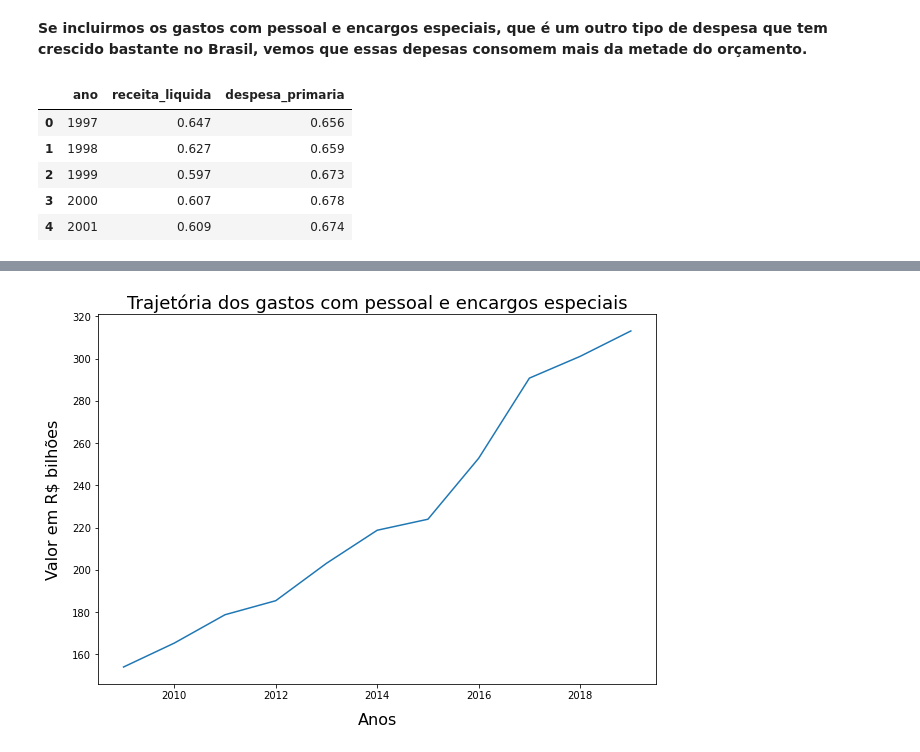
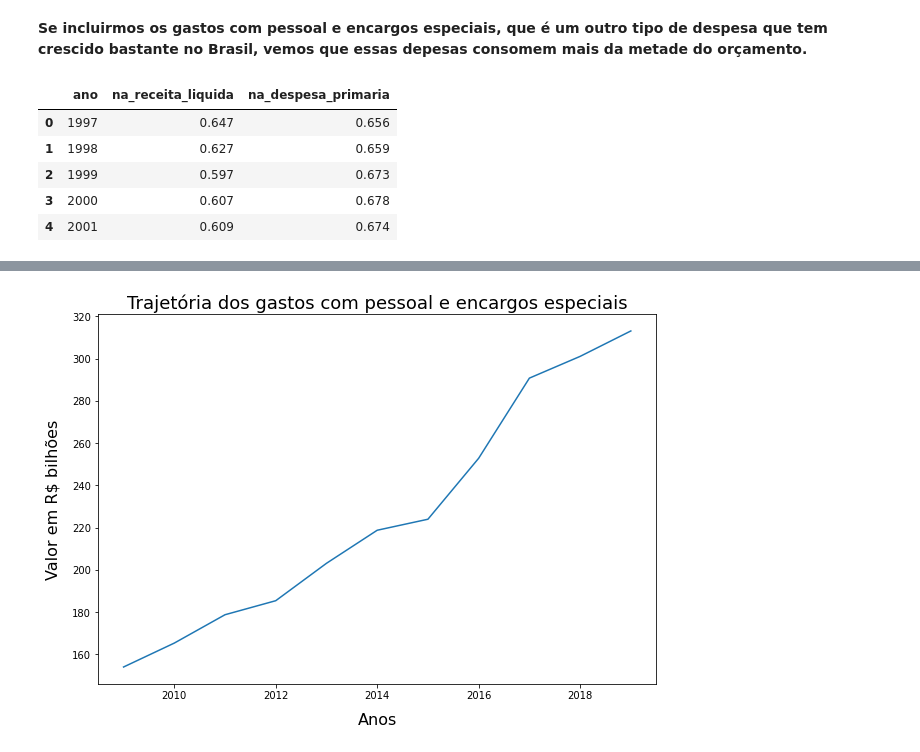
Before and after one commit to jp-data/breves-analises, a Jupyter notebook: Previdência_social_brasileira.ipynb, the cells around one changed output, grey strips where cells are left out. Saved outputs shown, nothing was run; the diff lists cells and outputs as text; code cells hidden in the pictures.

```diff
--- a/Previdência_social_brasileira.ipynb
+++ b/Previdência_social_brasileira.ipynb
@@ -428,23 +427,25 @@ plt.show()
 **Se incluirmos os gastos com pessoal e encargos especiais, que é um outro tipo de despesa que tem crescido bastante no Brasil, vemos que essas depesas consomem mais da metade do orçamento.**
 # %%
 #criando um Dataframe com as colunas ano, receita liquida e despesa primaria.
-previdencia_pessoal_porcentagem= pd.DataFrame(columns=['ano','receita_liquida','despesa_primaria'])
+gastos_c_previdencia_pessoal_porcentagem= pd.DataFrame(columns=['ano','na_receita_liquida','na_despesa_primaria'])
 
-#A coluna receita_liquida irá conter o quanto os gastos previdenciarios e com pessoal/encargos representam no total das receitas liquidas , em porcentagem.
+#A coluna receita_liquida irá conter o quanto os gastos previdenciarios e com pessoal/encargos
+#representam no total das receitas liquidas , em porcentagem.
 #É a simples divisão da soma das duas despesas pela receita liquida. Com o metodo apply cortamos em tres casas decimais o numero resultante
-previdencia_pessoal_porcentagem.receita_liquida= ((df_valores_reais.Despesa_previdencia + df_valores_reais.Despesa_pessoal)/
+gastos_c_previdencia_pessoal_porcentagem.na_receita_liquida= ((df_valores_reais.Despesa_previdencia + df_valores_reais.Despesa_pessoal)/
                                                   df_valores_reais.Receita_liquida).apply(format_decimal)
 
-#A coluna despesa_primaria ira conter o quanto que as despesas previdenciarias e com pessoas/encargos representam na despesa primária, em porcentagem.
-previdencia_pessoal_porcentagem.despesa_primaria= ((df_valores_reais.Despesa_previdencia + df_valores_reais.Despesa_pessoal)/
+#A coluna despesa_primaria ira conter o quanto que as despesas previdenciarias e com pessoas/encargos
+#representam na despesa primária, em porcentagem.
+gastos_c_previdencia_pessoal_porcentagem.na_despesa_primaria= ((df_valores_reais.Despesa_previdencia + df_valores_reais.Despesa_pessoal)/
                                                    df_valores_reais.Despesa_primaria).apply(format_decimal)
 
 #a coluna ano recebe os anos de observação
-previdencia_pessoal_porcentagem.ano= df_valores_reais.Ano
+gastos_c_previdencia_pessoal_porcentagem.ano= df_valores_reais.Ano
 # %%
-previdencia_pessoal_porcentagem.head()
+gastos_c_previdencia_pessoal_porcentagem.head()
 # %% [output]
-|  | ano | receita_liquida | despesa_primaria |
+|  | ano | na_receita_liquida | na_despesa_primaria |
 | 0 | 1997 | 0.647 | 0.656 |
 | 1 | 1998 | 0.627 | 0.659 |
 | 2 | 1999 | 0.597 | 0.673 |
```
Also changed, not shown: parts of 41 cells of this notebook.
